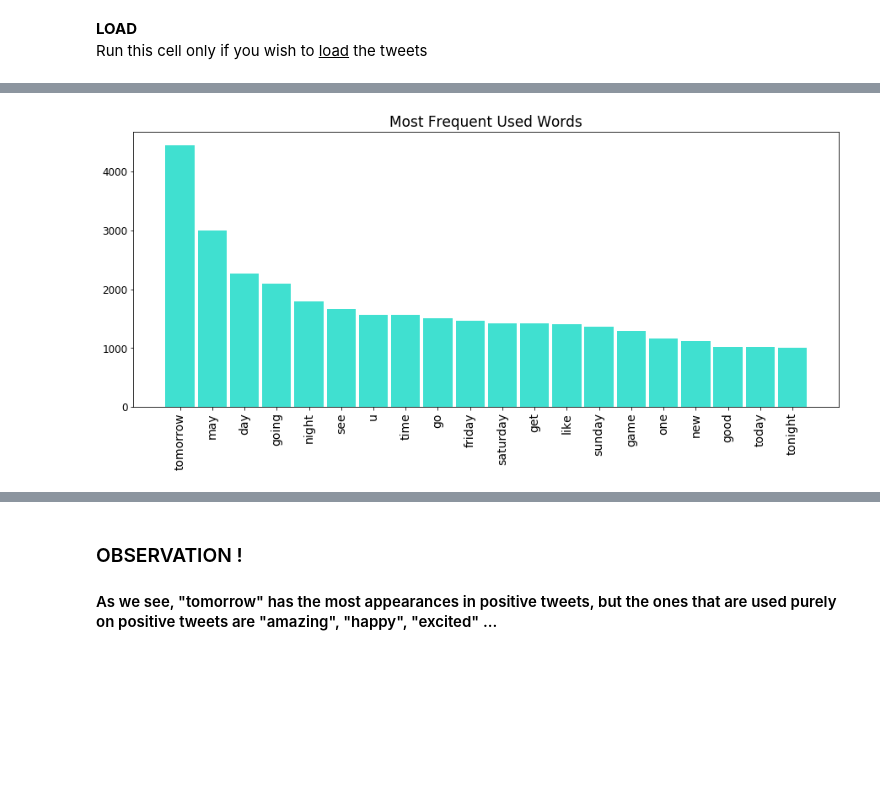
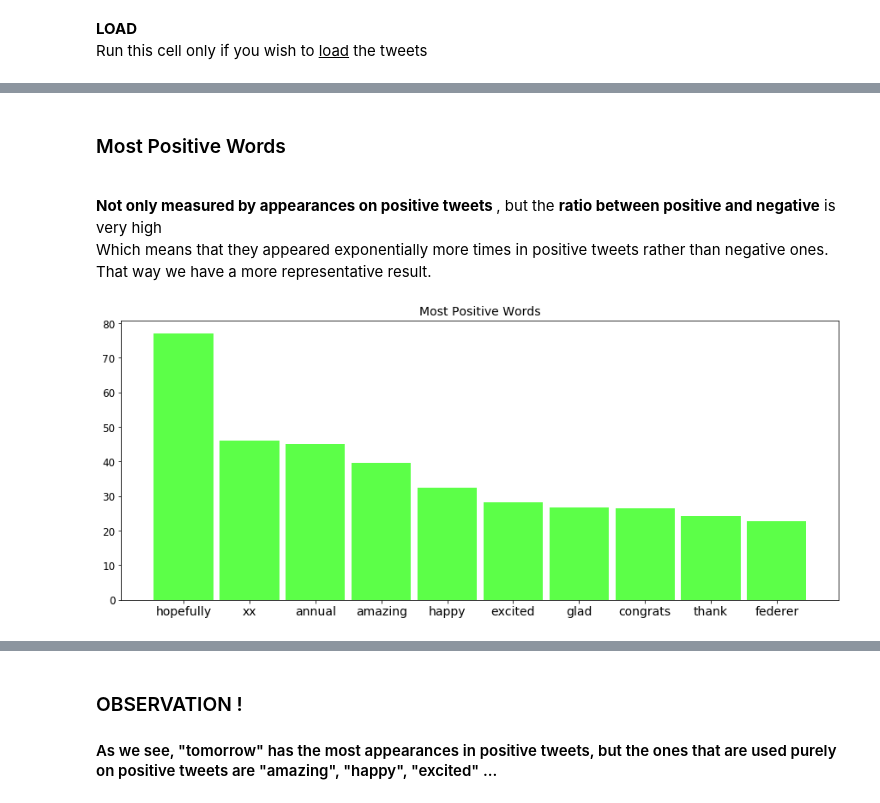
Before and after one commit to Fanarosss/Sentiment-Analysis-on-Tweets, a Jupyter notebook: Project1.ipynb, the cells around one changed output, grey strips where cells are left out. Saved outputs shown, nothing was run; the diff lists cells and outputs as text; code cells hidden in the pictures; blank space fills up the shorter version.

```diff
--- a/Project1.ipynb
+++ b/Project1.ipynb
@@ -211,8 +220,9 @@ fp = DataFrame(data, index =total_counter.keys(), columns =['Total','Positive','
 # %%
 # Create and generate a word cloud image:
-wc = WordCloud(stopwords=stopwords, background_color="white", max_words=40).generate_from_frequencies(total_counter)
+wc = WordCloud(stopwords=stopwords, background_color="white", max_words=100).generate_from_frequencies(total_counter)
 
-plt.figure(figsize=(12,5))
+plt.figure(figsize=(15,10))
+
 # Display the generated image:
 plt.imshow(wc, interpolation='bilinear')
 plt.axis("off")
@@ -224,25 +305,29 @@ plt.show()
+# %% [markdown]
+<h3>Most Positive Words</h3><br>
+<b>Not only measured by appearances on positive tweets </b>, but the <b>ratio between positive and negative</b> is very high<br>
+Which means that they appeared exponentially more times in positive tweets rather than negative ones.<br>
+That way we have a more representative result.
 # %%
-# Choose the names of the bars
-words = list(wc.words_.keys())
+UsedWords = [word for word in total_counter.keys() if total_counter[word] >= 50]
+UsedWords.sort(key=lambda word: (positive_counter[word]/(negative_counter[word] + 1)), reverse=True)
+HighRatioWords = UsedWords[:10]
 
-# Find frequencies
-freq = []
-for word in words:
-    freq.append(total_counter[word])
-
+# Find ratio
+ratio = []
+for word in HighRatioWords:
+    ratio.append(positive_counter[word]/(negative_counter[word] + 1))
 #np array
-y_pos = np.arange(len(words[:20]))
-
+y_pos = np.arange(len(HighRatioWords))
 #size
 plt.figure(figsize=(15,6))
-plt.title("Most Frequent Used Words", fontsize=17)
 
 # Create bars
-plt.bar(y_pos, freq[:20], color='turquoise', width=0.9)
+plt.bar(y_pos, ratio, color=(0.2,1.0,0.1,0.8), width=0.9)
 
 # Create names on the x-axis
-plt.xticks(y_pos, words, color='black', rotation='vertical',fontsize=14)
+plt.title('Most Positive Words', fontsize=14)
+plt.xticks(y_pos, HighRatioWords, color='black', fontsize=14)
 plt.yticks(color='black', fontsize=12)
 plt.show()
 # %% [output]
-[figure, old version]
+[figure, new version]
```
Also changed, not shown: parts of 57 cells of this notebook.
